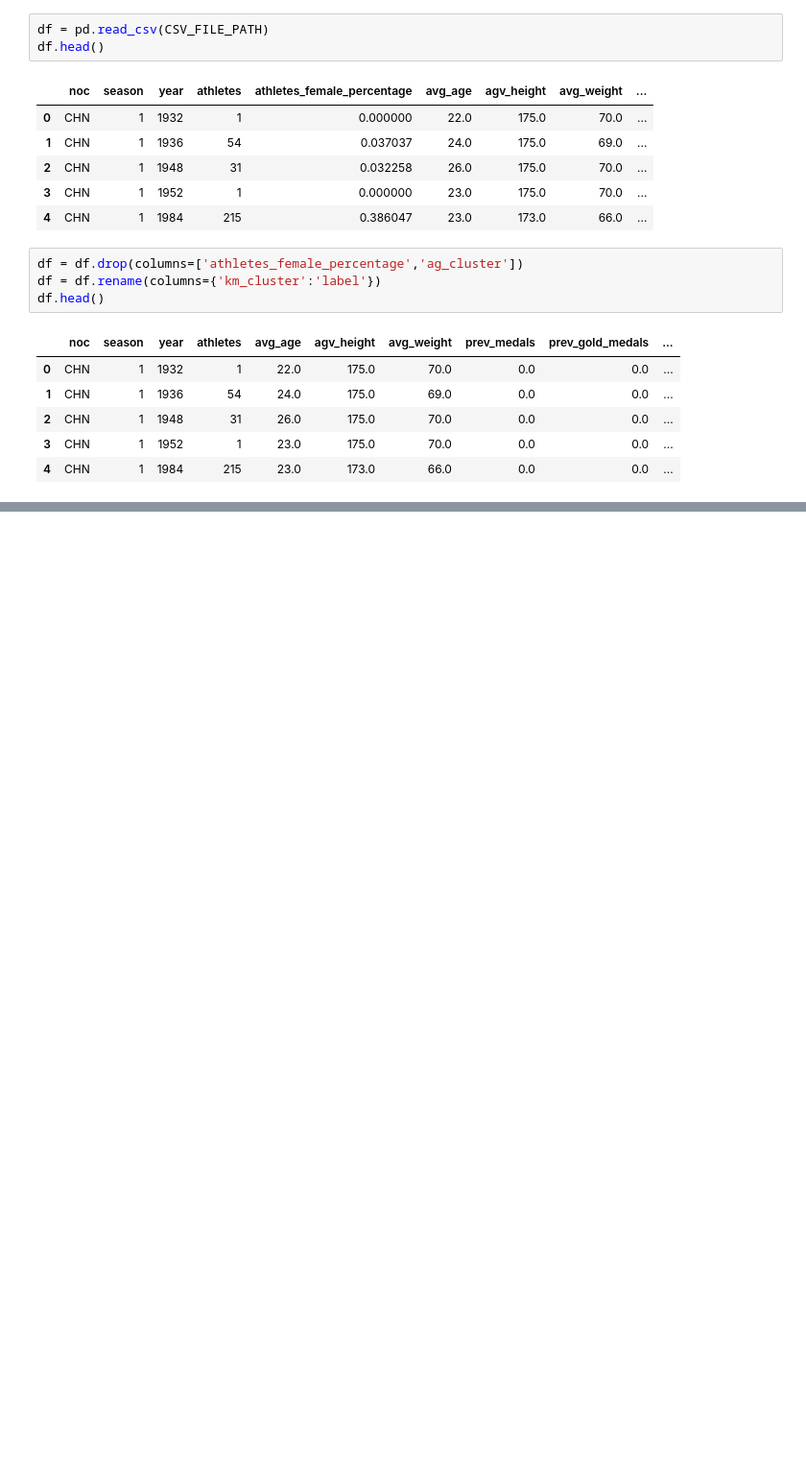
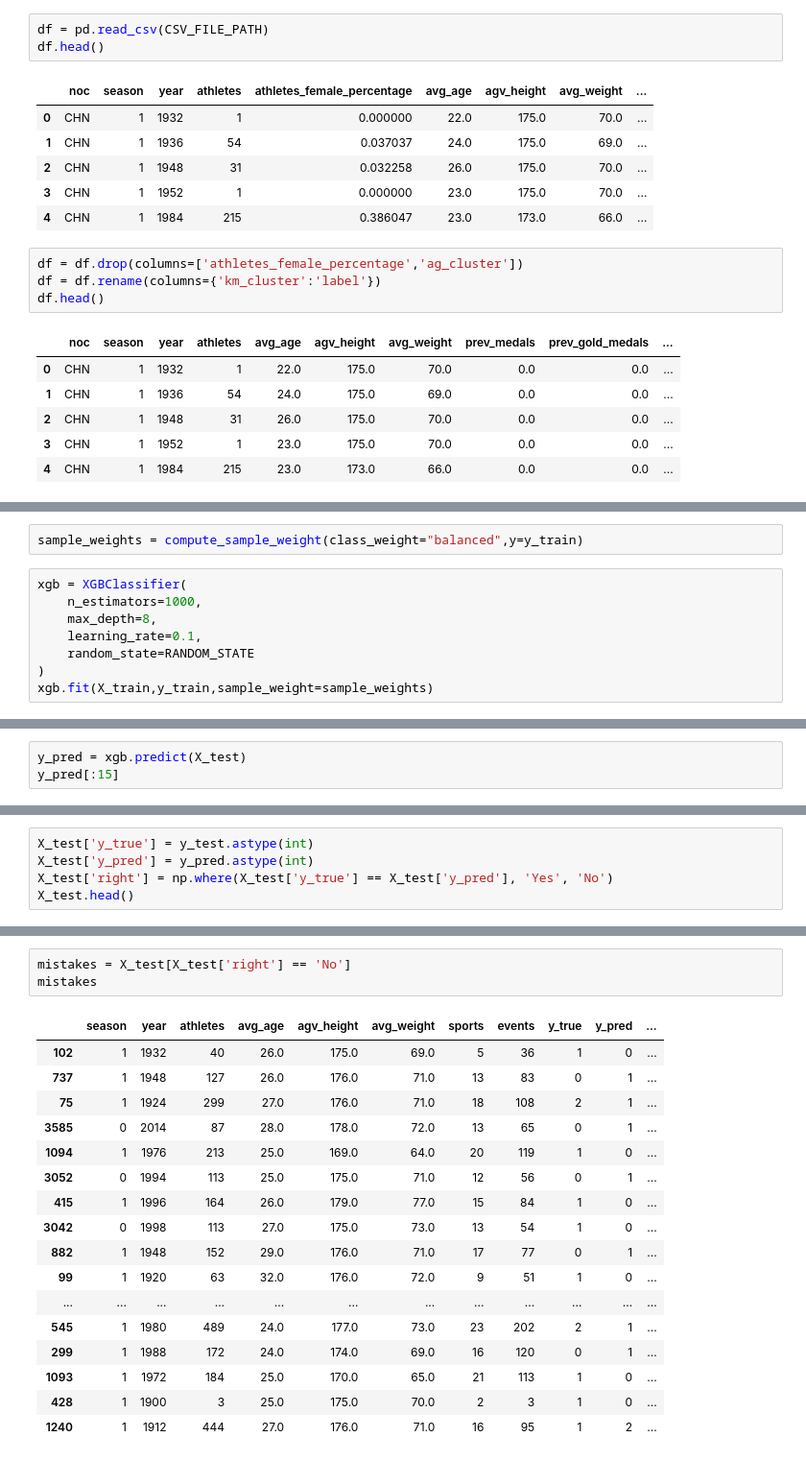
Before and after one commit to marshaale/olympic_medals_prediction, a Jupyter notebook: notebooks/classification.ipynb, the cells around one changed output, grey strips where cells are left out. Shown at 96% size. Drawn from its saved outputs; the diff is of its cells as text; blank space fills up the shorter version.

Commit message:
stage: implement classification models train,test & performance metrics

```diff
--- a/notebooks/classification.ipynb
+++ b/notebooks/classification.ipynb
@@ -40,0 +165,10 @@ df.head()
+# %%
+sample_weights = compute_sample_weight(class_weight="balanced",y=y_train)
+# %%
+xgb = XGBClassifier(
+    n_estimators=1000,
+    max_depth=8,
+    learning_rate=0.1,
+    random_state=RANDOM_STATE
+)
+xgb.fit(X_train,y_train,sample_weight=sample_weights)
@@ -40,0 +195,3 @@ df.head()
+# %%
+y_pred = xgb.predict(X_test)
+y_pred[:15]
@@ -40,0 +243,5 @@ df.head()
+# %%
+X_test['y_true'] = y_test.astype(int)
+X_test['y_pred'] = y_pred.astype(int)
+X_test['right'] = np.where(X_test['y_true'] == X_test['y_pred'], 'Yes', 'No')
+X_test.head()
@@ -40,0 +262,21 @@ df.head()
+# %%
+mistakes = X_test[X_test['right'] == 'No']
+mistakes
+# %% [output]
+|  | season | year | athletes | avg_age | agv_height | avg_weight | sports | events | y_true | y_pred | ... |
+| 102 | 1 | 1932 | 40 | 26.0 | 175.0 | 69.0 | 5 | 36 | 1 | 0 | ... |
+| 737 | 1 | 1948 | 127 | 26.0 | 176.0 | 71.0 | 13 | 83 | 0 | 1 | ... |
+| 75 | 1 | 1924 | 299 | 27.0 | 176.0 | 71.0 | 18 | 108 | 2 | 1 | ... |
+| 3585 | 0 | 2014 | 87 | 28.0 | 178.0 | 72.0 | 13 | 65 | 0 | 1 | ... |
+| 1094 | 1 | 1976 | 213 | 25.0 | 169.0 | 64.0 | 20 | 119 | 1 | 0 | ... |
+| 3052 | 0 | 1994 | 113 | 25.0 | 175.0 | 71.0 | 12 | 56 | 0 | 1 | ... |
+| 415 | 1 | 1996 | 164 | 26.0 | 179.0 | 77.0 | 15 | 84 | 1 | 0 | ... |
+| 3042 | 0 | 1998 | 113 | 27.0 | 175.0 | 73.0 | 13 | 54 | 1 | 0 | ... |
+| 882 | 1 | 1948 | 152 | 29.0 | 176.0 | 71.0 | 17 | 77 | 0 | 1 | ... |
+| 99 | 1 | 1920 | 63 | 32.0 | 176.0 | 72.0 | 9 | 51 | 1 | 0 | ... |
+| ... | ... | ... | ... | ... | ... | ... | ... | ... | ... | ... | ... |
+| 545 | 1 | 1980 | 489 | 24.0 | 177.0 | 73.0 | 23 | 202 | 2 | 1 | ... |
+| 299 | 1 | 1988 | 172 | 24.0 | 174.0 | 69.0 | 16 | 120 | 0 | 1 | ... |
+| 1093 | 1 | 1972 | 184 | 25.0 | 170.0 | 65.0 | 21 | 113 | 1 | 0 | ... |
+| 428 | 1 | 1900 | 3 | 25.0 | 175.0 | 70.0 | 2 | 3 | 1 | 0 | ... |
+| 1240 | 1 | 1912 | 444 | 27.0 | 176.0 | 71.0 | 16 | 95 | 1 | 2 | ... |
```
Also changed, not shown: parts of 28 cells of this notebook.
